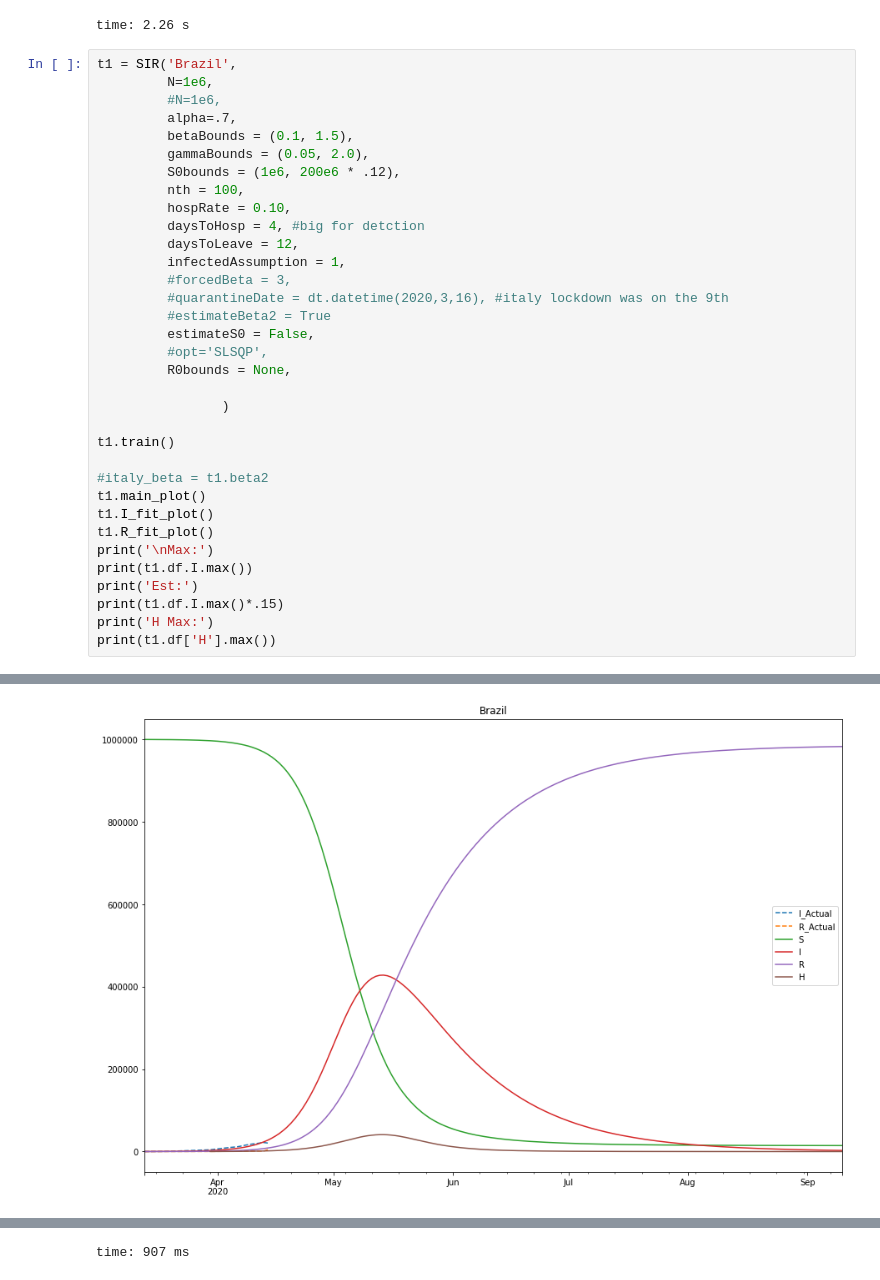
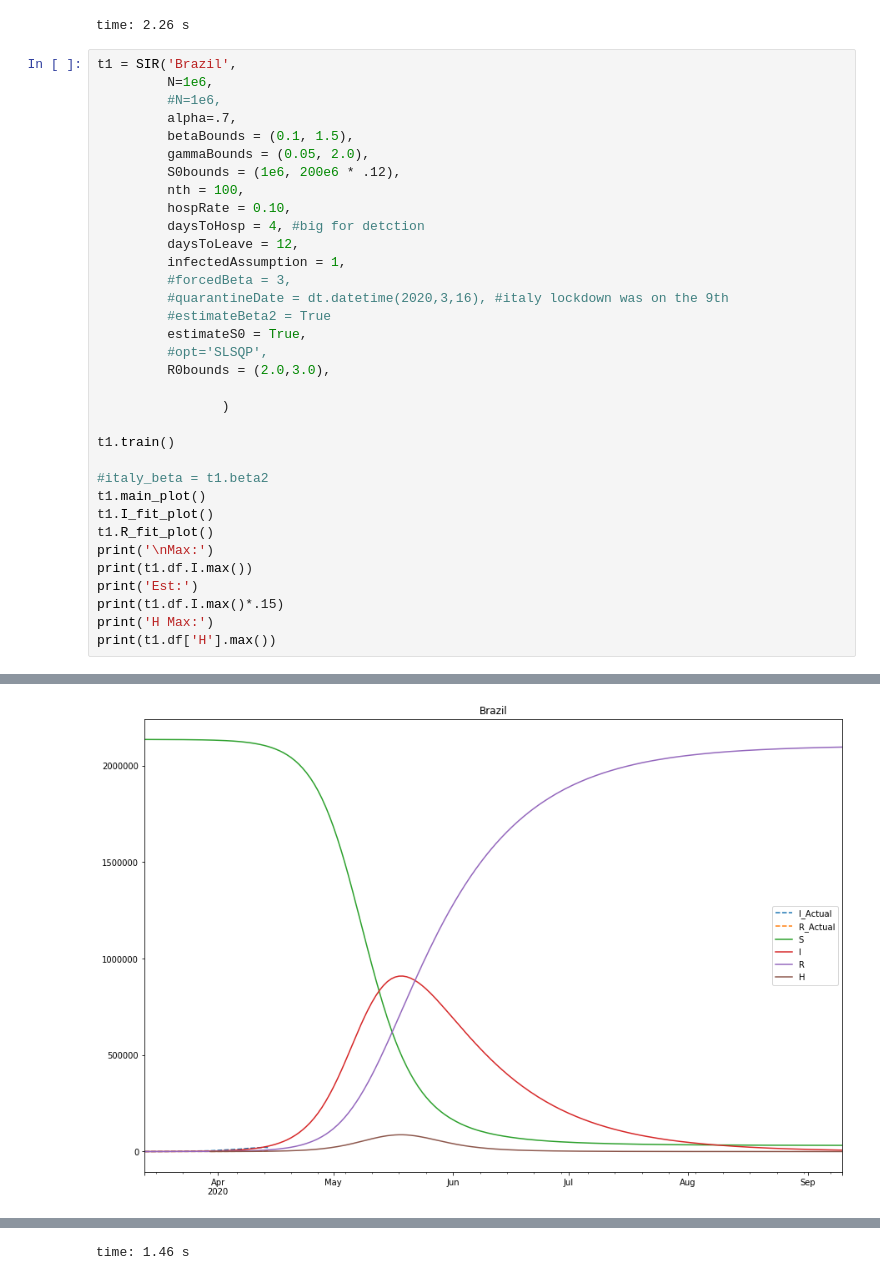
Before and after one commit to comunidadexp/sirfh-covid, a Jupyter notebook: Covid Spread Model.ipynb, the cells around one changed output, grey strips where cells are left out. Saved outputs shown, nothing was run; the diff lists cells and outputs as text.

```diff
--- a/Covid Spread Model.ipynb
+++ b/Covid Spread Model.ipynb
@@ -627,9 +627,9 @@ t1 = SIR('Brazil',
          #forcedBeta = 3,
          #quarantineDate = dt.datetime(2020,3,16), #italy lockdown was on the 9th
          #estimateBeta2 = True
-         estimateS0 = False,
+         estimateS0 = True,
          #opt='SLSQP',
-         R0bounds = None,
+         R0bounds = (2.0,3.0),
 
                 )
 
@@ -659,7 +659,7 @@ H Max:
-[figure, old version]
+[figure, new version]
 [figure]
 [figure]
-time: 907 ms
+time: 1.46 s
 # %%
 t1.S_0
 # %% [output]
```
Also changed, not shown: parts of 17 cells of this notebook, 1 other file.
